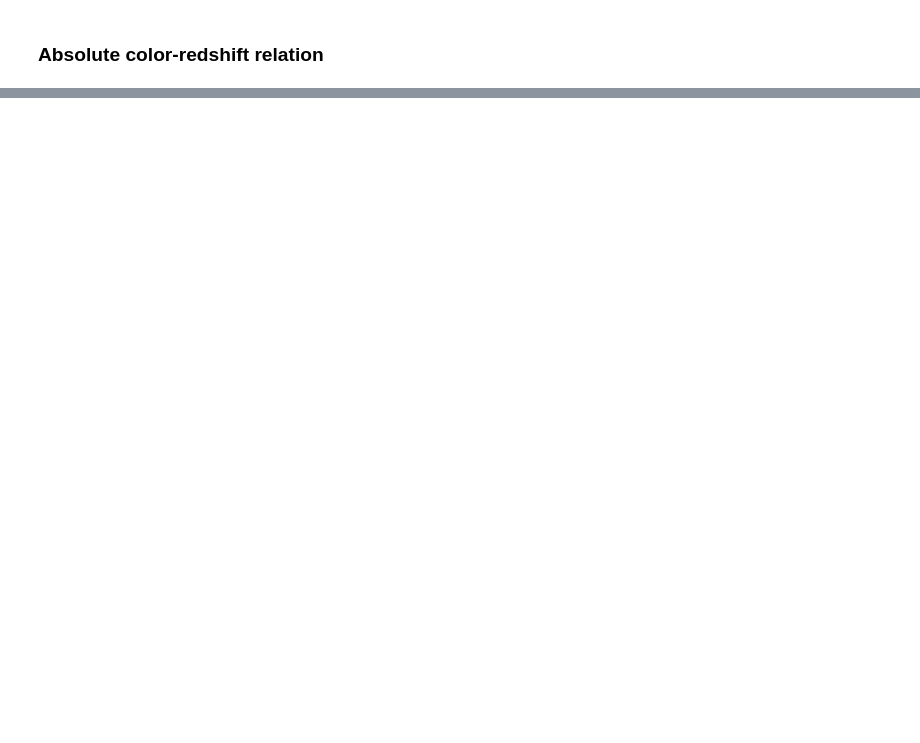
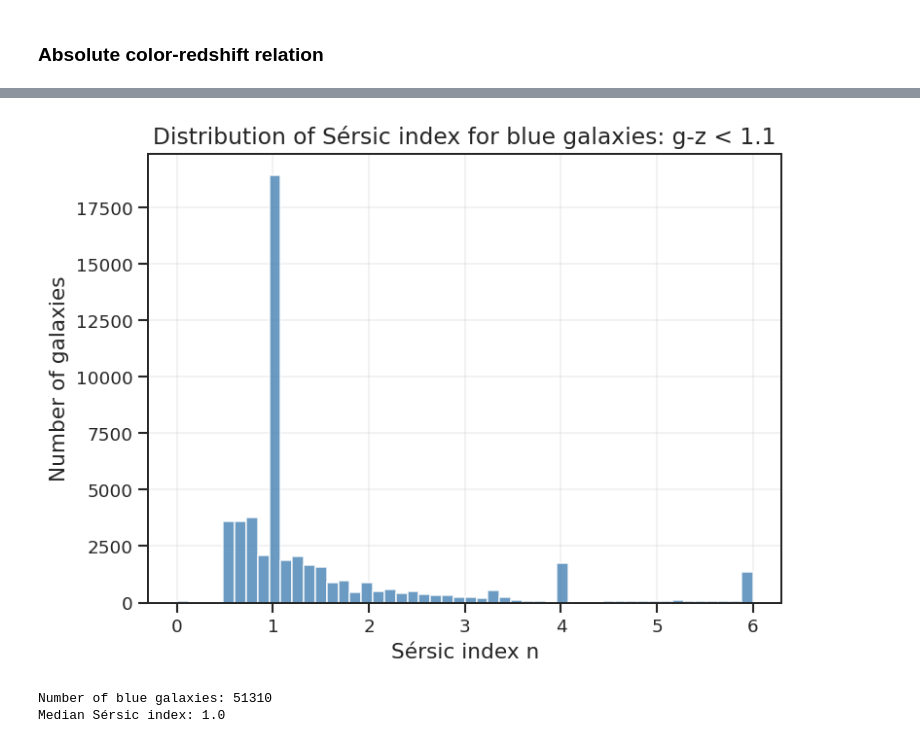
Before and after one commit to RomanPanshin/Galactic-Astrophysics, a Jupyter notebook: notebooks/DESI_BGS_color_redshift_relation_exercise.ipynb, the cells around one changed output, grey strips where cells are left out. Cells and saved outputs as stored; diff of their text form; code cells hidden in the pictures; blank space fills up the shorter version.

```diff
--- a/notebooks/DESI_BGS_color_redshift_relation_exercise.ipynb
+++ b/notebooks/DESI_BGS_color_redshift_relation_exercise.ipynb
@@ -111,3 +127,30 @@ Text(0.5, 0, 'Redshift')
 ### 1.9 Color the M/L vs g-r scatter plot with stellar mass. Is there a mass-dependent trend for the M/L ratio?
 
 ### 1.10 Based on the information provided by the catalog, calculate and plot the K-correction for g, r, z bands (y-axis) as a function of redshift (x-axis) [3 figures] and color code the data points with the g-z color. Do you observe any color dependence on the K-correction? Are your results consistent with Fukugita et al. (1995)?![Screen%20Shot%202026-02-25%20at%203.40.46%20PM.png](attachment:Screen%20Shot%202026-02-25%20at%203.40.46%20PM.png))
+# %%
+# 1.1 Blue galaxies: rest-frame g-z < 1.1
+
+rest_gz = abs_g - abs_z
+
+blue = (
+    np.isfinite(rest_gz) &
+    np.isfinite(data[1].data['SERSIC']) &
+    (rest_gz < 1.1)
+)
+
+sersic_blue = data[1].data['SERSIC'][blue]
+
+plt.figure(figsize=(7, 5))
+plt.hist(sersic_blue, bins=50, color='steelblue', alpha=0.8)
+plt.xlabel('Sérsic index n')
+plt.ylabel('Number of galaxies')
+plt.title('Distribution of Sérsic index for blue galaxies: g-z < 1.1')
+plt.grid(alpha=0.3)
+plt.show()
+
+print("Number of blue galaxies:", np.sum(blue))
+print("Median Sérsic index:", np.nanmedian(sersic_blue))
+# %% [output]
+[figure, added]
+Number of blue galaxies: 51310
+Median Sérsic index: 1.0
```
Also changed, not shown: parts of 22 cells of this notebook, 1 other file.
